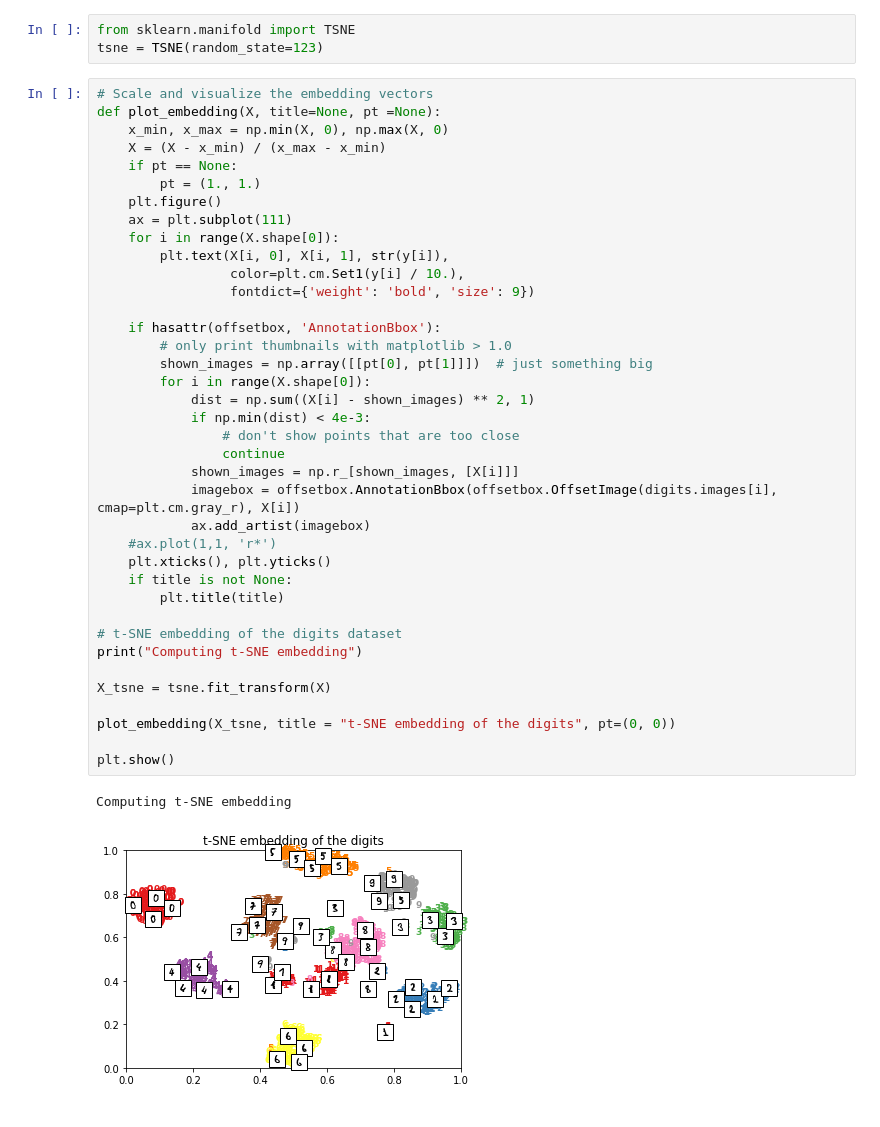
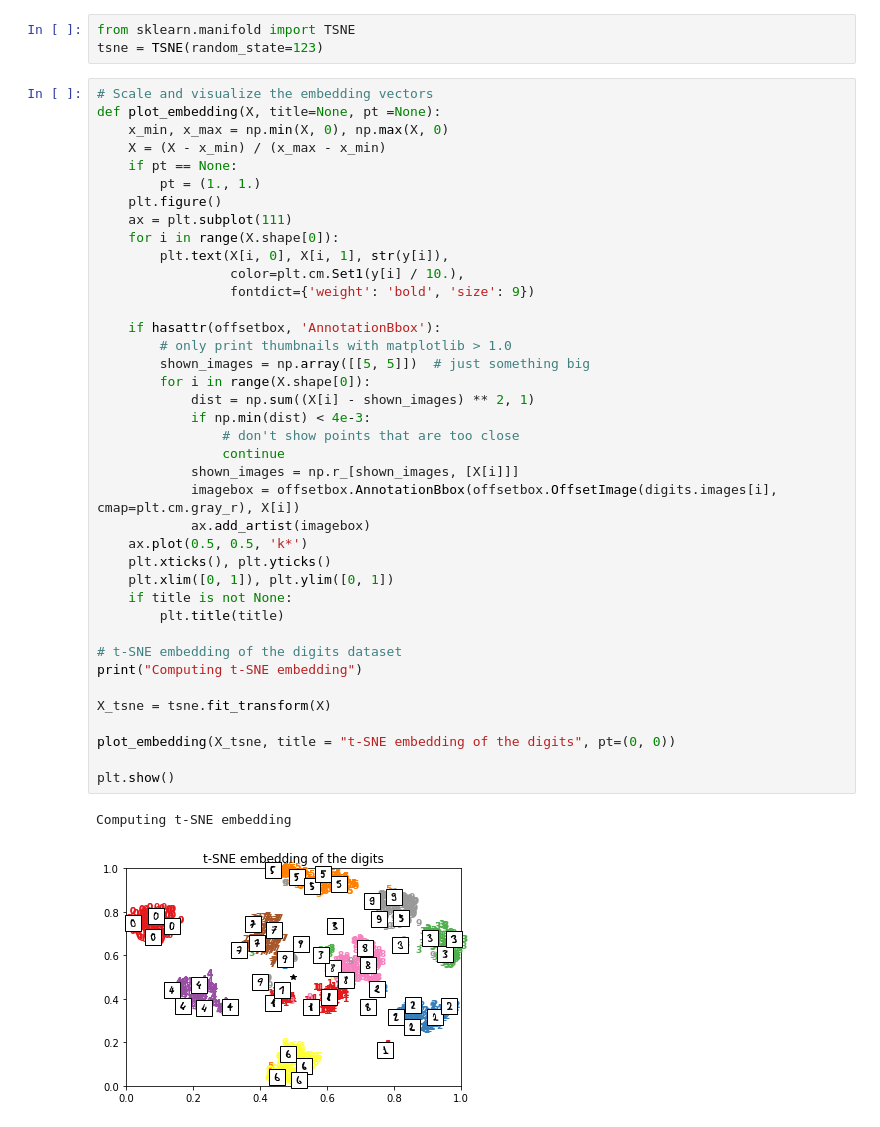
Before and after one commit to crea0414/2nd-ML100Days, a Jupyter notebook: homework/Day_061_HW.ipynb, the cells around one changed output. Drawn from its saved outputs; the diff is of its cells as text.

```diff
--- a/homework/Day_061_HW.ipynb
+++ b/homework/Day_061_HW.ipynb
@@ -24,33 +24,34 @@ def plot_embedding(X, title=None, pt =None):
     ax = plt.subplot(111)
     for i in range(X.shape[0]):
         plt.text(X[i, 0], X[i, 1], str(y[i]),
                  color=plt.cm.Set1(y[i] / 10.),
                  fontdict={'weight': 'bold', 'size': 9})
 
     if hasattr(offsetbox, 'AnnotationBbox'):
         # only print thumbnails with matplotlib > 1.0
-        shown_images = np.array([[pt[0], pt[1]]])  # just something big
+        shown_images = np.array([[5, 5]])  # just something big
         for i in range(X.shape[0]):
             dist = np.sum((X[i] - shown_images) ** 2, 1)
             if np.min(dist) < 4e-3:
                 # don't show points that are too close
                 continue
             shown_images = np.r_[shown_images, [X[i]]]
             imagebox = offsetbox.AnnotationBbox(offsetbox.OffsetImage(digits.images[i], cmap=plt.cm.gray_r), X[i])
             ax.add_artist(imagebox)
-    #ax.plot(1,1, 'r*')
+    ax.plot(0.5, 0.5, 'k*')
     plt.xticks(), plt.yticks()
+    plt.xlim([0, 1]), plt.ylim([0, 1])
     if title is not None:
         plt.title(title)
 
 # t-SNE embedding of the digits dataset
 print("Computing t-SNE embedding")
 
 X_tsne = tsne.fit_transform(X)
 
 plot_embedding(X_tsne, title = "t-SNE embedding of the digits", pt=(0, 0))
 
 plt.show()
 # %% [output]
 Computing t-SNE embedding
-[figure, old version]
+[figure, new version]
```
Also changed, not shown: parts of 1 cell of this notebook.
